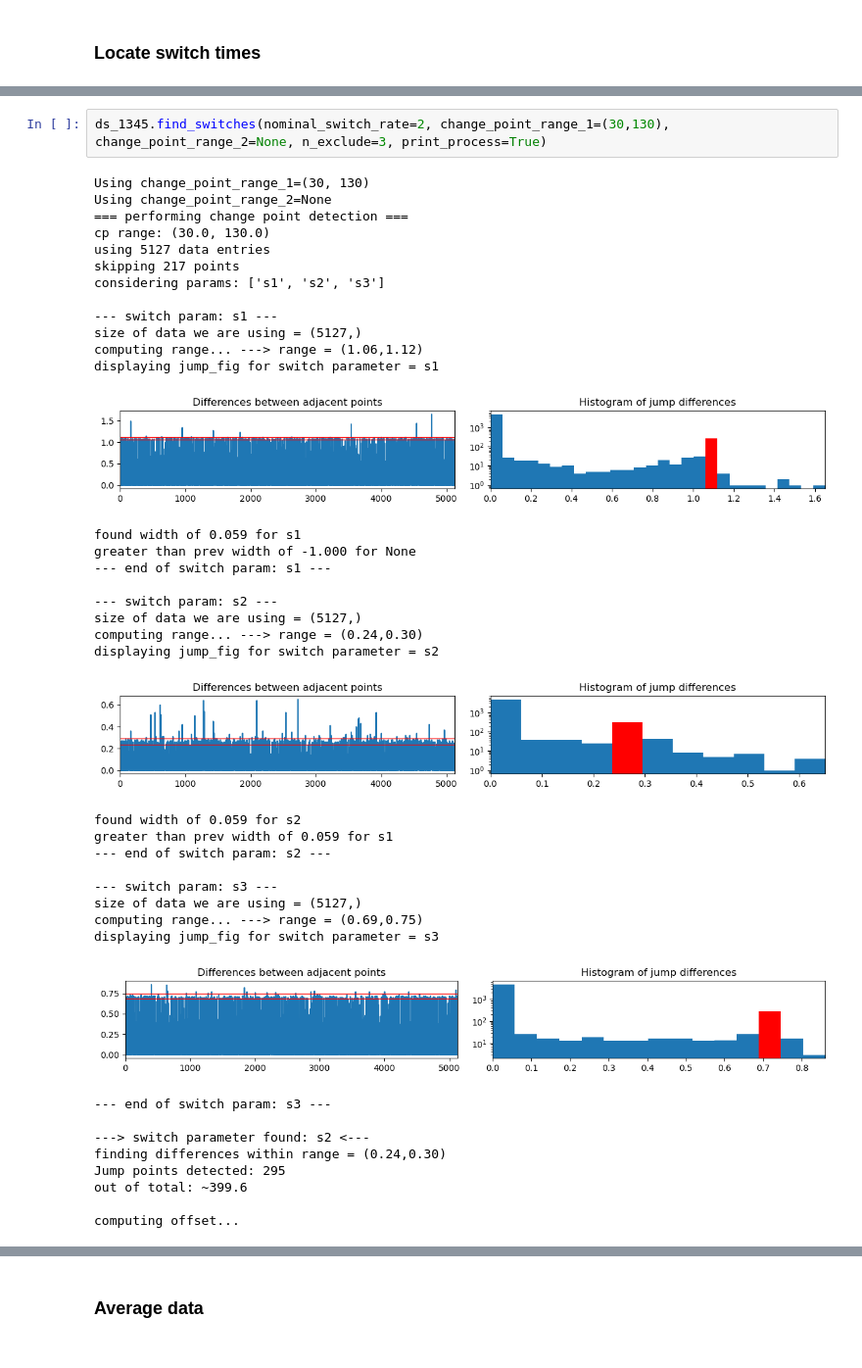
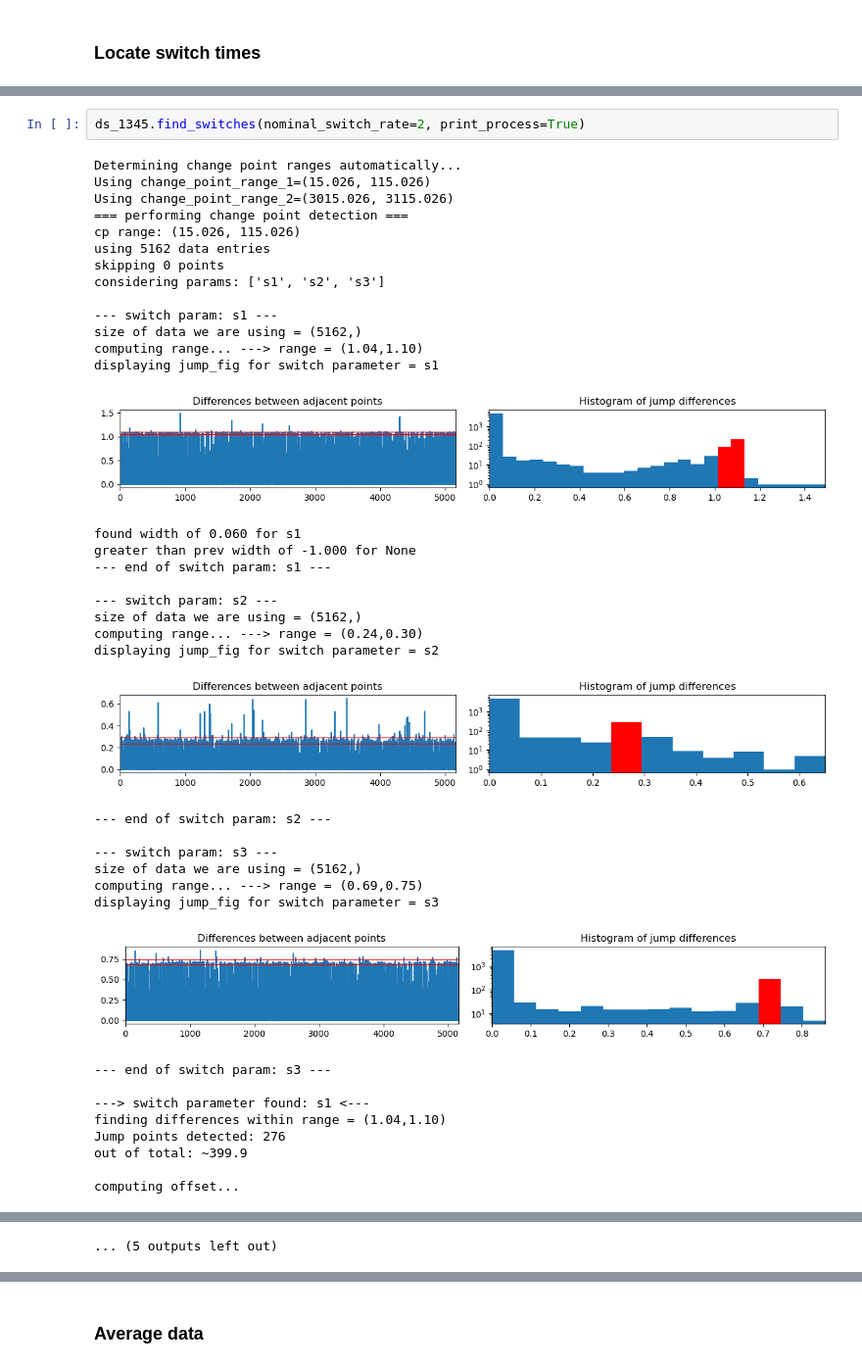
Before and after one commit to evanshaped/BrittonPolRepo, a Jupyter notebook: PolDataTutorial.ipynb, the cells around one changed output, grey strips where cells are left out. Shown at 98% size. Cells and saved outputs as stored; diff of their text form.

```diff
--- a/PolDataTutorial.ipynb
+++ b/PolDataTutorial.ipynb
@@ -137,42 +191,41 @@ X connection to :0 broken (explicit kill or server shutdown).
 # %%
-ds_1345.find_switches(nominal_switch_rate=2, change_point_range_1=(30,130), change_point_range_2=None, n_exclude=3, print_process=True)
+ds_1345.find_switches(nominal_switch_rate=2, print_process=True)
 # %% [output]
-Using change_point_range_1=(30, 130)
-Using change_point_range_2=None
+Determining change point ranges automatically...
+Using change_point_range_1=(15.026, 115.026)
+Using change_point_range_2=(3015.026, 3115.026)
 === performing change point detection ===
-cp range: (30.0, 130.0)
-using 5127 data entries
-skipping 217 points
+cp range: (15.026, 115.026)
+using 5162 data entries
+skipping 0 points
 considering params: ['s1', 's2', 's3']
 
 --- switch param: s1 ---
-size of data we are using = (5127,)
-computing range... ---> range = (1.06,1.12)
+size of data we are using = (5162,)
+computing range... ---> range = (1.04,1.10)
 displaying jump_fig for switch parameter = s1
-[figure, old version]
+[figure, new version]
-found width of 0.059 for s1
+found width of 0.060 for s1
 greater than prev width of -1.000 for None
 --- end of switch param: s1 ---
 
 --- switch param: s2 ---
-size of data we are using = (5127,)
+size of data we are using = (5162,)
 computing range... ---> range = (0.24,0.30)
 displaying jump_fig for switch parameter = s2
-[figure, old version]
+[figure, new version]
-found width of 0.059 for s2
-greater than prev width of 0.059 for s1
 --- end of switch param: s2 ---
 
 --- switch param: s3 ---
-size of data we are using = (5127,)
+size of data we are using = (5162,)
 computing range... ---> range = (0.69,0.75)
 displaying jump_fig for switch parameter = s3
-[figure, old version]
+[figure, new version]
 --- end of switch param: s3 ---
 
----> switch parameter found: s2 <---
-finding differences within range = (0.24,0.30)
-Jump points detected: 295
-out of total: ~399.6
+---> switch parameter found: s1 <---
+finding differences within range = (1.04,1.10)
+Jump points detected: 276
+out of total: ~399.9
 
 computing offset...
@@ -181,0 +255 @@ offset = 0.027 seconds
+... (5 outputs left out)
```
Also changed, not shown: parts of 20 cells of this notebook, 2 other files.
